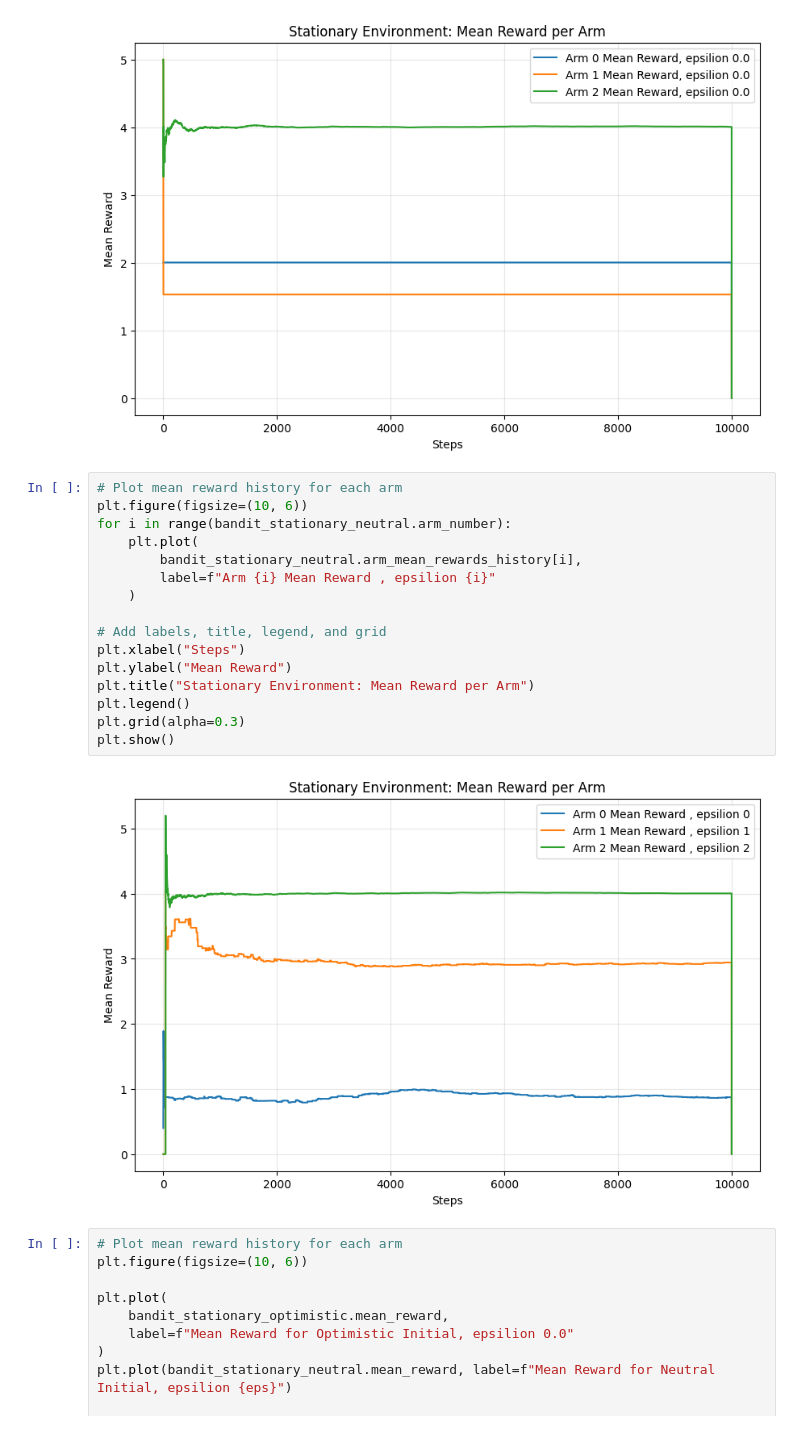
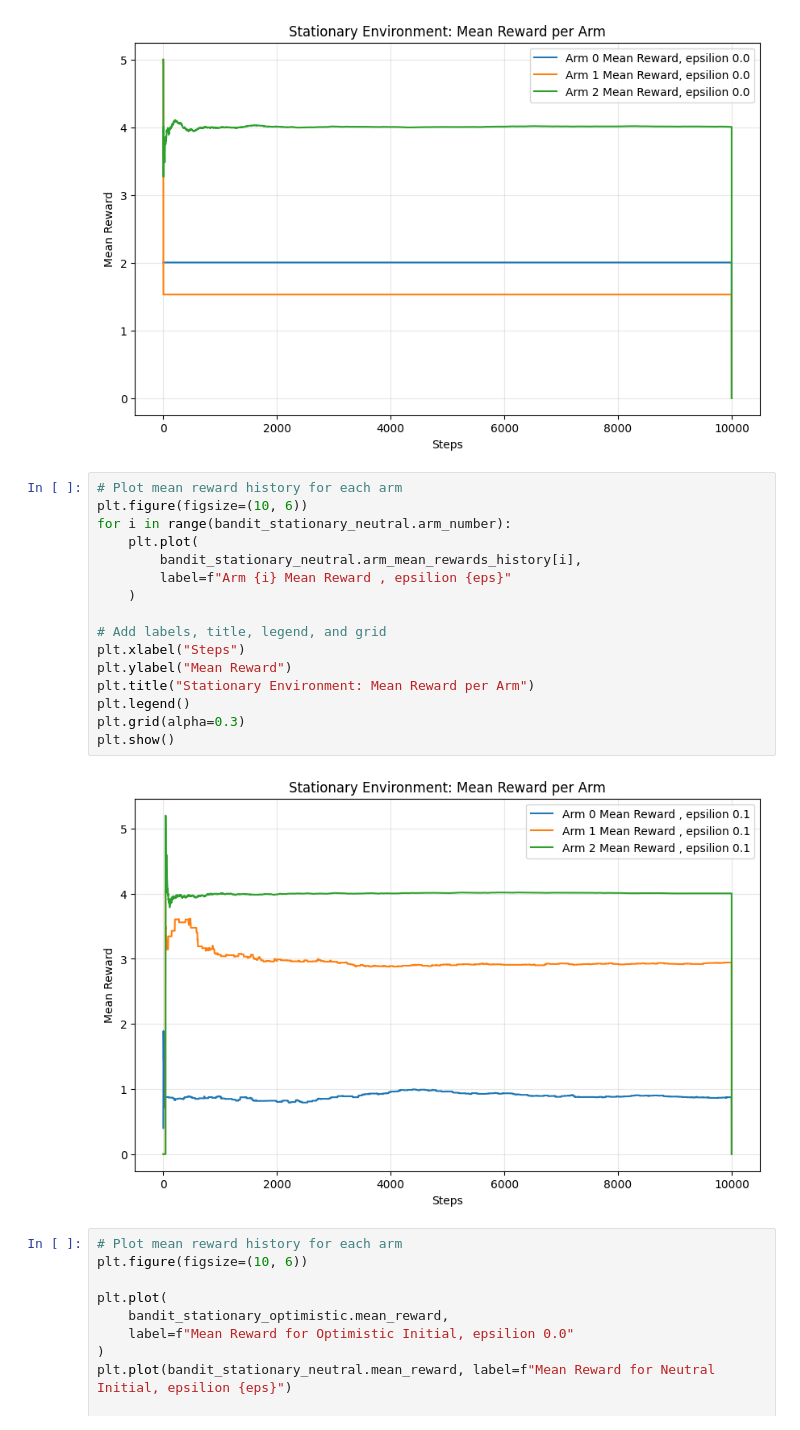
Before and after one commit to syma-afsha/Reinforcement_Learning_Concepts, a Jupyter notebook: Optimistic_Initial_Value_vs_epsilion_greedy_strategy.ipynb, the cells around one changed output. Cells and saved outputs as stored; diff of their text form.

```diff
--- a/Optimistic_Initial_Value_vs_epsilion_greedy_strategy.ipynb
+++ b/Optimistic_Initial_Value_vs_epsilion_greedy_strategy.ipynb
@@ -151,21 +151,21 @@ plt.show()
 # %%
 # Plot mean reward history for each arm
 plt.figure(figsize=(10, 6))
 for i in range(bandit_stationary_neutral.arm_number):
     plt.plot(
         bandit_stationary_neutral.arm_mean_rewards_history[i],
-        label=f"Arm {i} Mean Reward , epsilion {i}"
+        label=f"Arm {i} Mean Reward , epsilion {eps}"
     )
 
 # Add labels, title, legend, and grid
 plt.xlabel("Steps")
 plt.ylabel("Mean Reward")
 plt.title("Stationary Environment: Mean Reward per Arm")
 plt.legend()
 plt.grid(alpha=0.3)
 plt.show()
 # %% [output]
-[figure, old version]
+[figure, new version]
 # %%
 # Plot mean reward history for each arm
 plt.figure(figsize=(10, 6))
```
